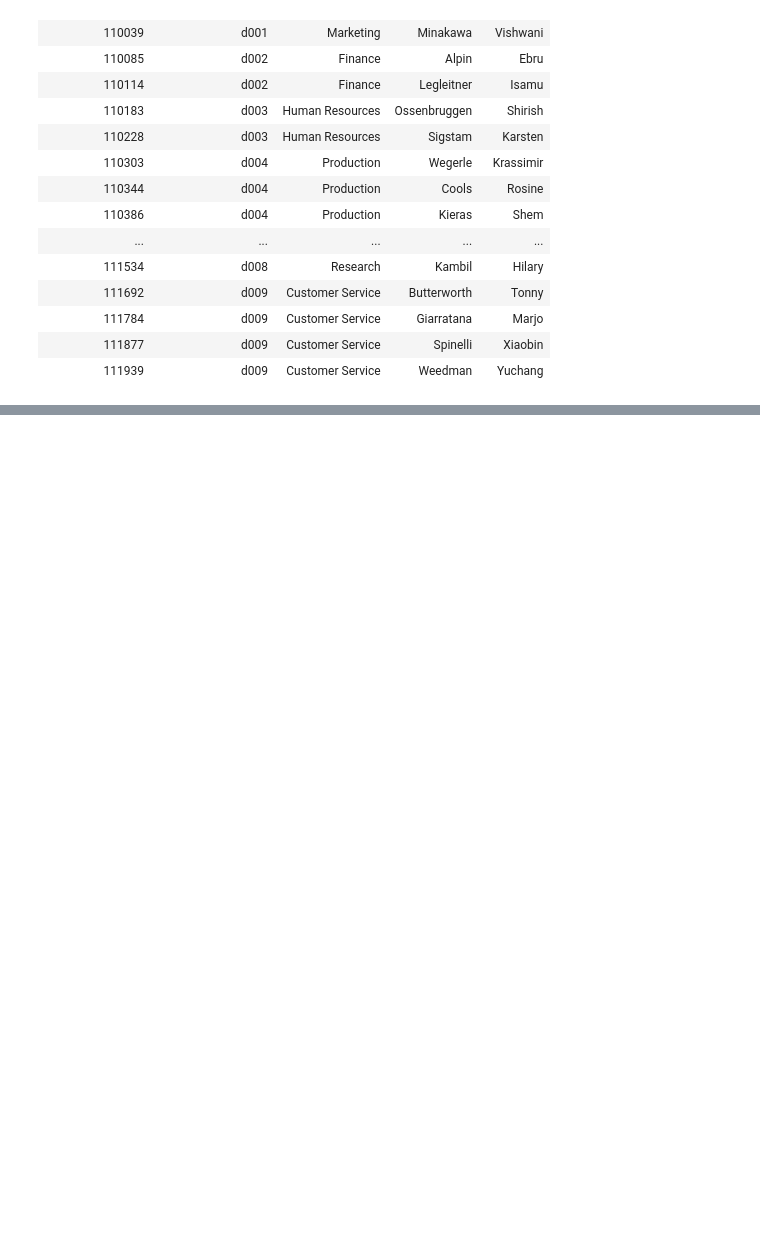
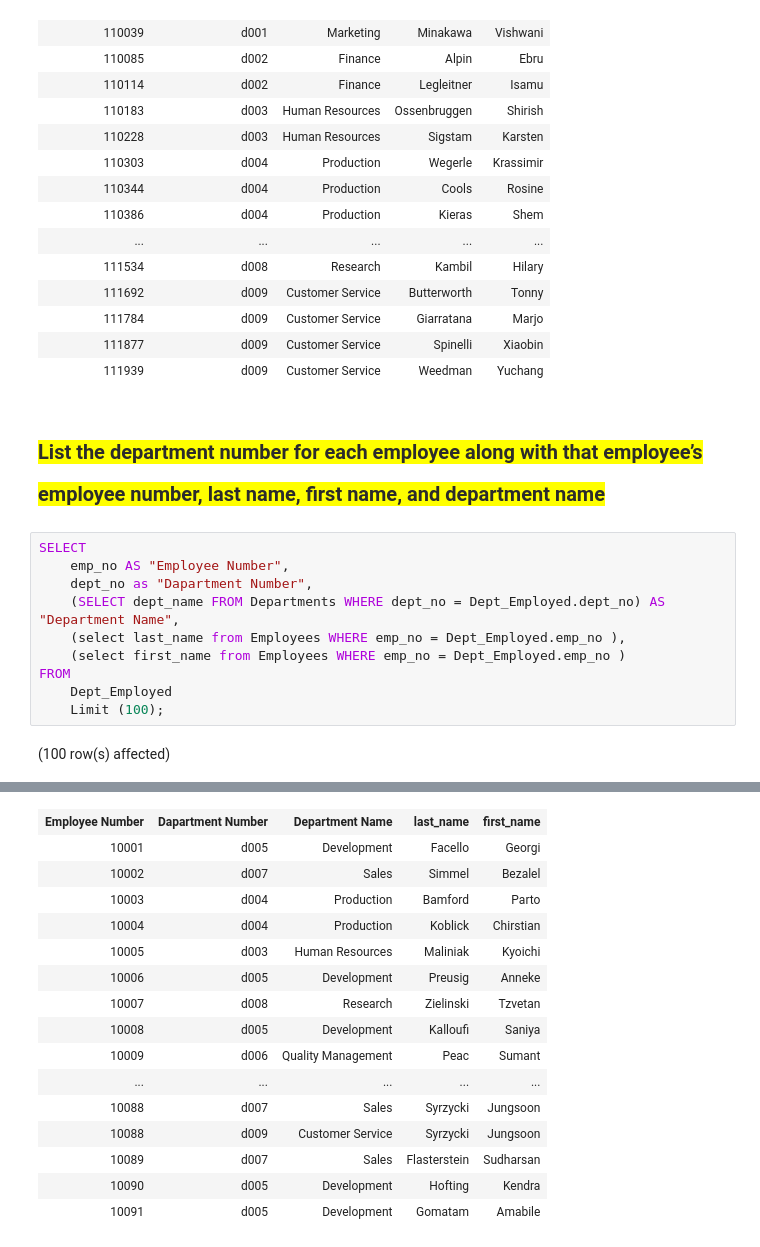
Before and after one commit to Ethan-sev/sql-challenge, a Jupyter notebook: EmployeeSQL/Notebook-1.ipynb, the cells around one changed output, grey strips where cells are left out. Saved outputs shown, nothing was run; the diff lists cells and outputs as text; blank space fills up the shorter version.

```diff
--- a/EmployeeSQL/Notebook-1.ipynb
+++ b/EmployeeSQL/Notebook-1.ipynb
@@ -81,3 +81,17 @@ Total execution time: 00:00:00.002
 | 111784 | d009 | Customer Service | Giarratana | Marjo |
 | 111877 | d009 | Customer Service | Spinelli | Xiaobin |
 | 111939 | d009 | Customer Service | Weedman | Yuchang |
+# %% [markdown]
+# <span style="color: rgb(43, 43, 43); font-family: Roboto, sans-serif; font-size: 20px; background-color: yellow;">List the department number for each employee along with that employee’s employee number, last name, first name, and department name</span>
+# %%
+SELECT
+    emp_no AS "Employee Number",
+    dept_no as "Dapartment Number",
+    (SELECT dept_name FROM Departments WHERE dept_no = Dept_Employed.dept_no) AS "Department Name",
+    (select last_name from Employees WHERE emp_no = Dept_Employed.emp_no ),
+    (select first_name from Employees WHERE emp_no = Dept_Employed.emp_no )
+FROM
+    Dept_Employed
+    Limit (100);
+# %% [output]
+(100 row(s) affected)
@@ -83,0 +99,16 @@ Total execution time: 00:00:00.002
+| Employee Number | Dapartment Number | Department Name | last_name | first_name |
+| 10001 | d005 | Development | Facello | Georgi |
+| 10002 | d007 | Sales | Simmel | Bezalel |
+| 10003 | d004 | Production | Bamford | Parto |
+| 10004 | d004 | Production | Koblick | Chirstian |
+| 10005 | d003 | Human Resources | Maliniak | Kyoichi |
+| 10006 | d005 | Development | Preusig | Anneke |
+| 10007 | d008 | Research | Zielinski | Tzvetan |
+| 10008 | d005 | Development | Kalloufi | Saniya |
+| 10009 | d006 | Quality Management | Peac | Sumant |
+| ... | ... | ... | ... | ... |
+| 10088 | d007 | Sales | Syrzycki | Jungsoon |
+| 10088 | d009 | Customer Service | Syrzycki | Jungsoon |
+| 10089 | d007 | Sales | Flasterstein | Sudharsan |
+| 10090 | d005 | Development | Hofting | Kendra |
+| 10091 | d005 | Development | Gomatam | Amabile |
```
Also changed, not shown: parts of 8 cells of this notebook.
